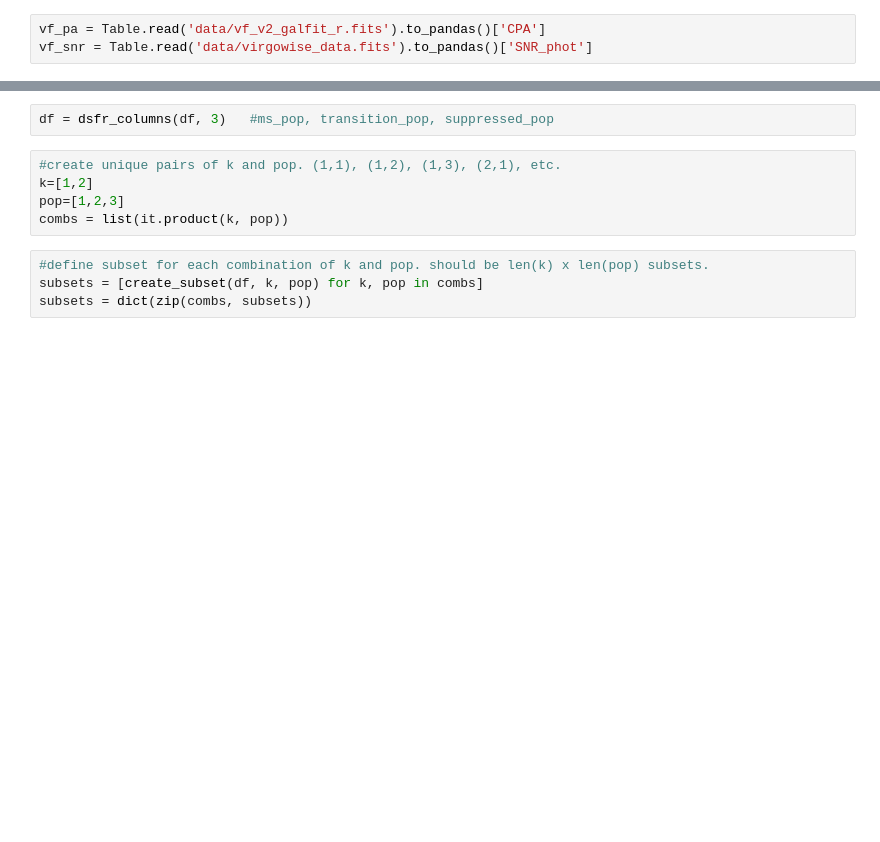
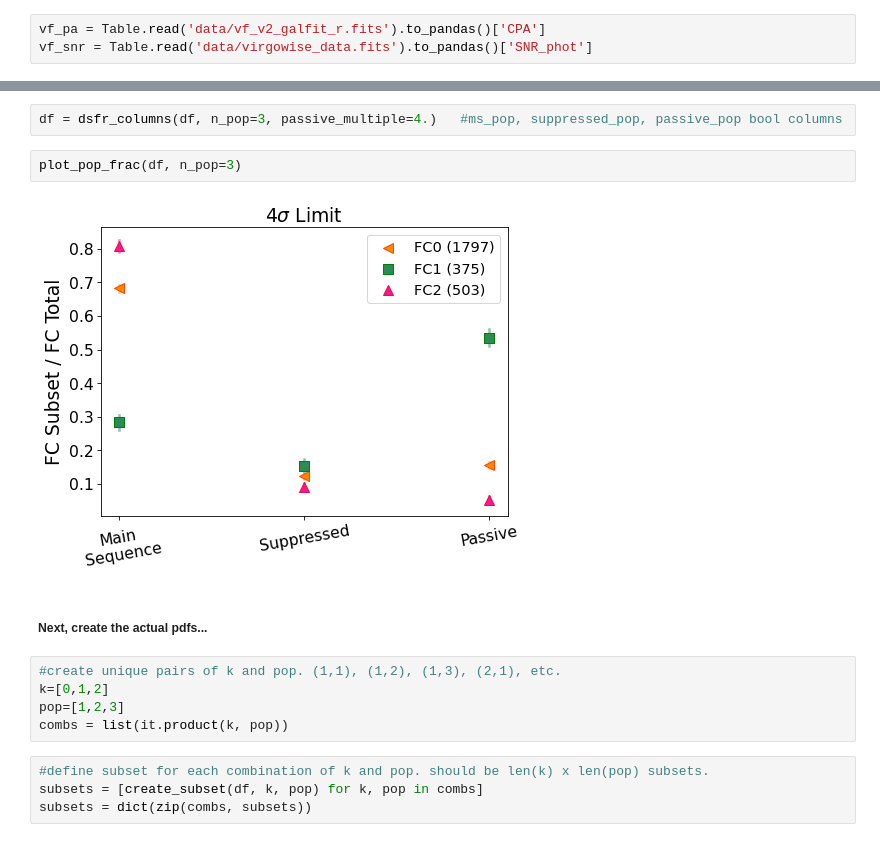
Before and after one commit to gammaspire/machine-learning, a Jupyter notebook: galaxy_feature_clustering/feature_clustering.ipynb, the cells around one changed output, grey strips where cells are left out. Cells and saved outputs as stored; diff of their text form; blank space fills up the shorter version.

```diff
--- a/galaxy_feature_clustering/feature_clustering.ipynb
+++ b/galaxy_feature_clustering/feature_clustering.ipynb
@@ -861,8 +811,14 @@ Next, create the actual pdfs...
 # %%
-df = dsfr_columns(df, 3)   #ms_pop, transition_pop, suppressed_pop
+df = dsfr_columns(df, n_pop=3, passive_multiple=4.)   #ms_pop, suppressed_pop, passive_pop bool columns
+# %%
+plot_pop_frac(df, n_pop=3)
+# %% [output]
+[figure, added]
+# %% [markdown]
+##### Next, create the actual pdfs...
 # %%
 #create unique pairs of k and pop. (1,1), (1,2), (1,3), (2,1), etc.
-k=[1,2]
+k=[0,1,2]
 pop=[1,2,3]
 combs = list(it.product(k, pop))
 # %%
```
Also changed, not shown: parts of 26 cells of this notebook, 4 other files.
